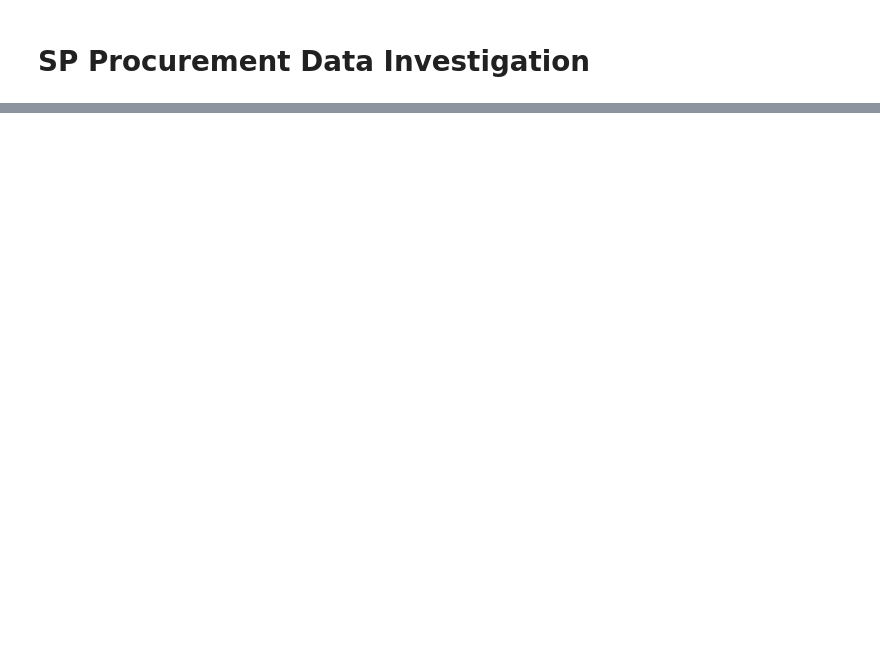
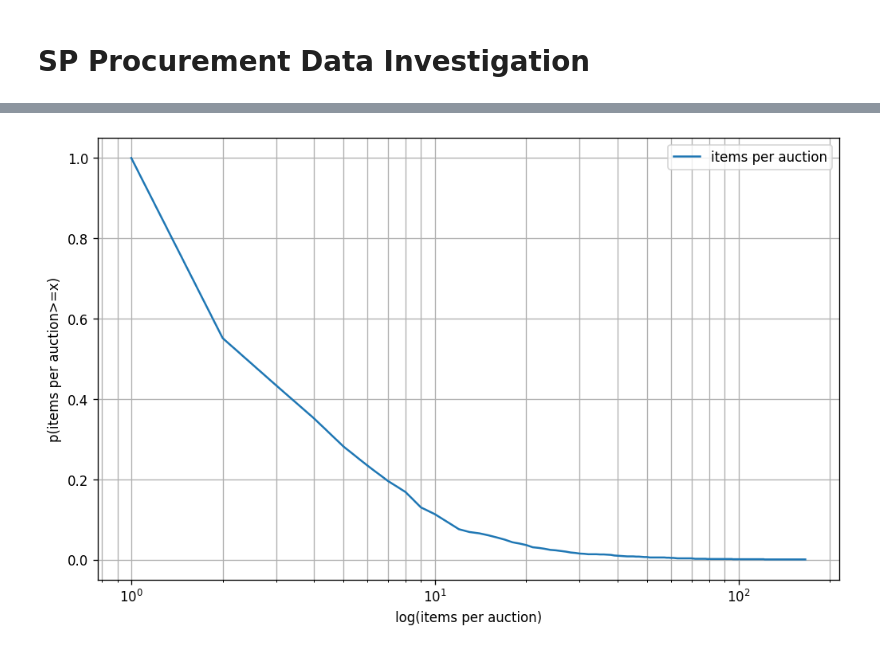
Before and after one commit to ArtVande1ay/sao-paulo-procurement-networks, a Jupyter notebook: bids_eda.ipynb, the cells around one changed output, grey strips where cells are left out. Saved outputs shown, nothing was run; the diff lists cells and outputs as text; code cells hidden in the pictures; blank space fills up the shorter version.

```diff
--- a/bids_eda.ipynb
+++ b/bids_eda.ipynb
@@ -336,0 +128,18 @@ Name: count, dtype: float64
+# %%
+# what is the distribution of items per auction?
+# x-axis = number of items
+# y-axis = number of auctions
+
+num_items = df.groupby("id")["item"].nunique().value_counts()
+
+num_items = num_items.sort_index()[:300]
+
+plot_value_distribution(
+    num_items,
+    x_log_scale=True,
+    y_log_scale=False,
+    label="items per auction",
+    fit_curve=False,
+)
+# %% [output]
+[figure, added]
```
Also changed, not shown: parts of 43 cells of this notebook, 1 other file.
